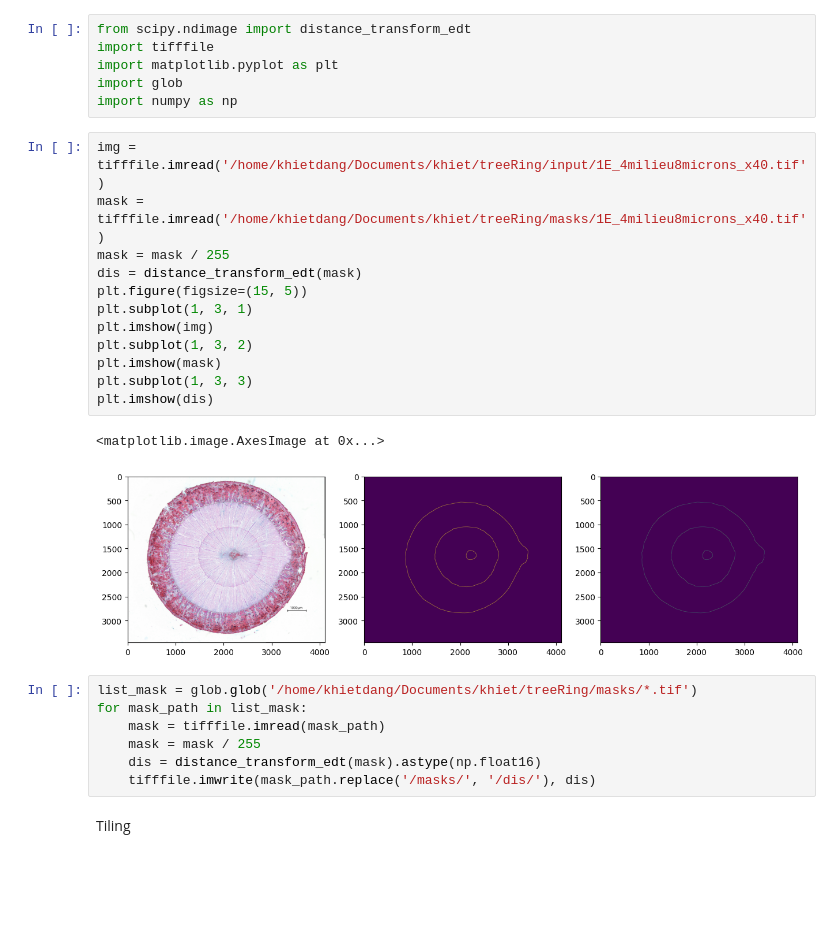
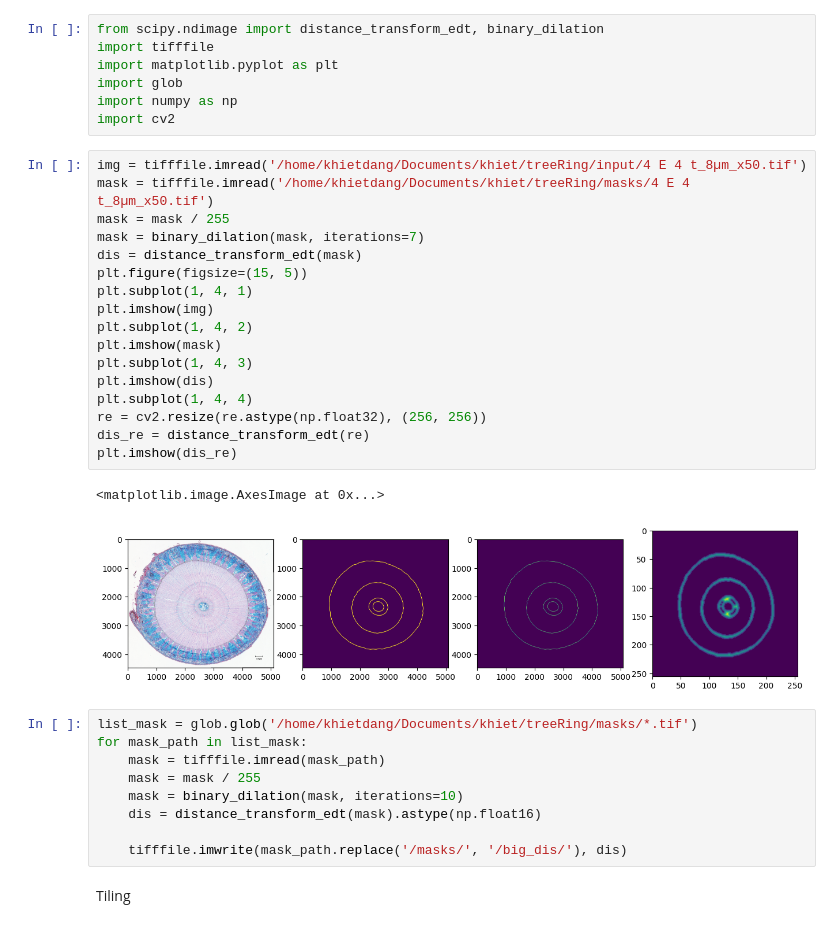
Before and after one commit to MontpellierRessourcesImagerie/tree-ring-analyzer, a Jupyter notebook: src/microglia_analyzer/prepare_dis.ipynb, the cells around one changed output. Saved outputs shown, nothing was run; the diff lists cells and outputs as text; blank space fills up the shorter version.

Commit message:
Add big distance map

```diff
--- a/src/microglia_analyzer/prepare_dis.ipynb
+++ b/src/microglia_analyzer/prepare_dis.ipynb
@@ -1,31 +1,39 @@
 # %%
-from scipy.ndimage import distance_transform_edt
+from scipy.ndimage import distance_transform_edt, binary_dilation
 import tifffile
 import matplotlib.pyplot as plt
 import glob
 import numpy as np
+import cv2
 # %%
-img = tifffile.imread('/home/khietdang/Documents/khiet/treeRing/input/1E_4milieu8microns_x40.tif')
-mask = tifffile.imread('/home/khietdang/Documents/khiet/treeRing/masks/1E_4milieu8microns_x40.tif')
+img = tifffile.imread('/home/khietdang/Documents/khiet/treeRing/input/4 E 4 t_8µm_x50.tif')
+mask = tifffile.imread('/home/khietdang/Documents/khiet/treeRing/masks/4 E 4 t_8µm_x50.tif')
 mask = mask / 255
+mask = binary_dilation(mask, iterations=7)
 dis = distance_transform_edt(mask)
 plt.figure(figsize=(15, 5))
-plt.subplot(1, 3, 1)
+plt.subplot(1, 4, 1)
 plt.imshow(img)
-plt.subplot(1, 3, 2)
+plt.subplot(1, 4, 2)
 plt.imshow(mask)
-plt.subplot(1, 3, 3)
+plt.subplot(1, 4, 3)
 plt.imshow(dis)
+plt.subplot(1, 4, 4)
+re = cv2.resize(re.astype(np.float32), (256, 256))
+dis_re = distance_transform_edt(re)
+plt.imshow(dis_re)
 # %% [output]
 <matplotlib.image.AxesImage at 0x...>
-[figure, old version]
+[figure, new version]
 # %%
 list_mask = glob.glob('/home/khietdang/Documents/khiet/treeRing/masks/*.tif')
 for mask_path in list_mask:
     mask = tifffile.imread(mask_path)
     mask = mask / 255
+    mask = binary_dilation(mask, iterations=10)
     dis = distance_transform_edt(mask).astype(np.float16)
-    tifffile.imwrite(mask_path.replace('/masks/', '/dis/'), dis)
+
+    tifffile.imwrite(mask_path.replace('/masks/', '/big_dis/'), dis)
 # %% [markdown]
 Tiling
 # %%
```
Also changed, not shown: parts of 5 cells of this notebook, 1 other file.
